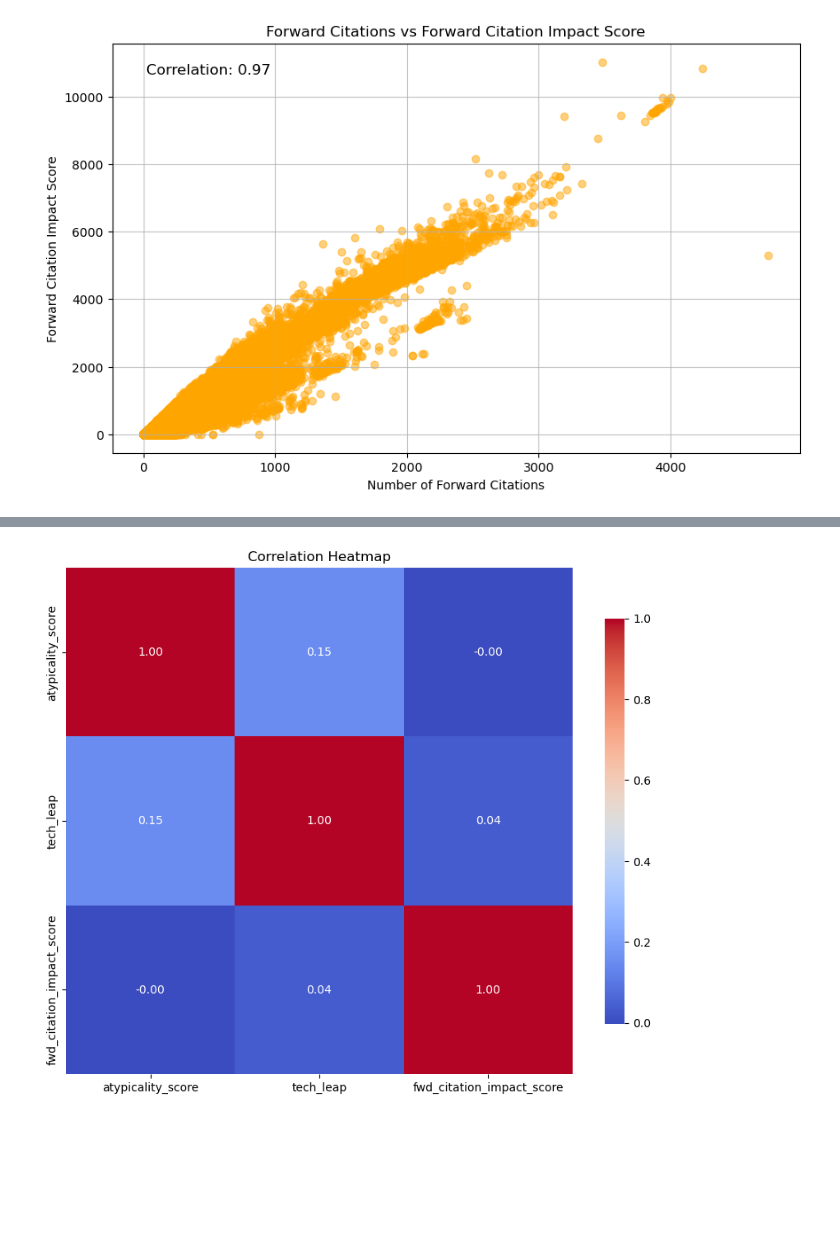
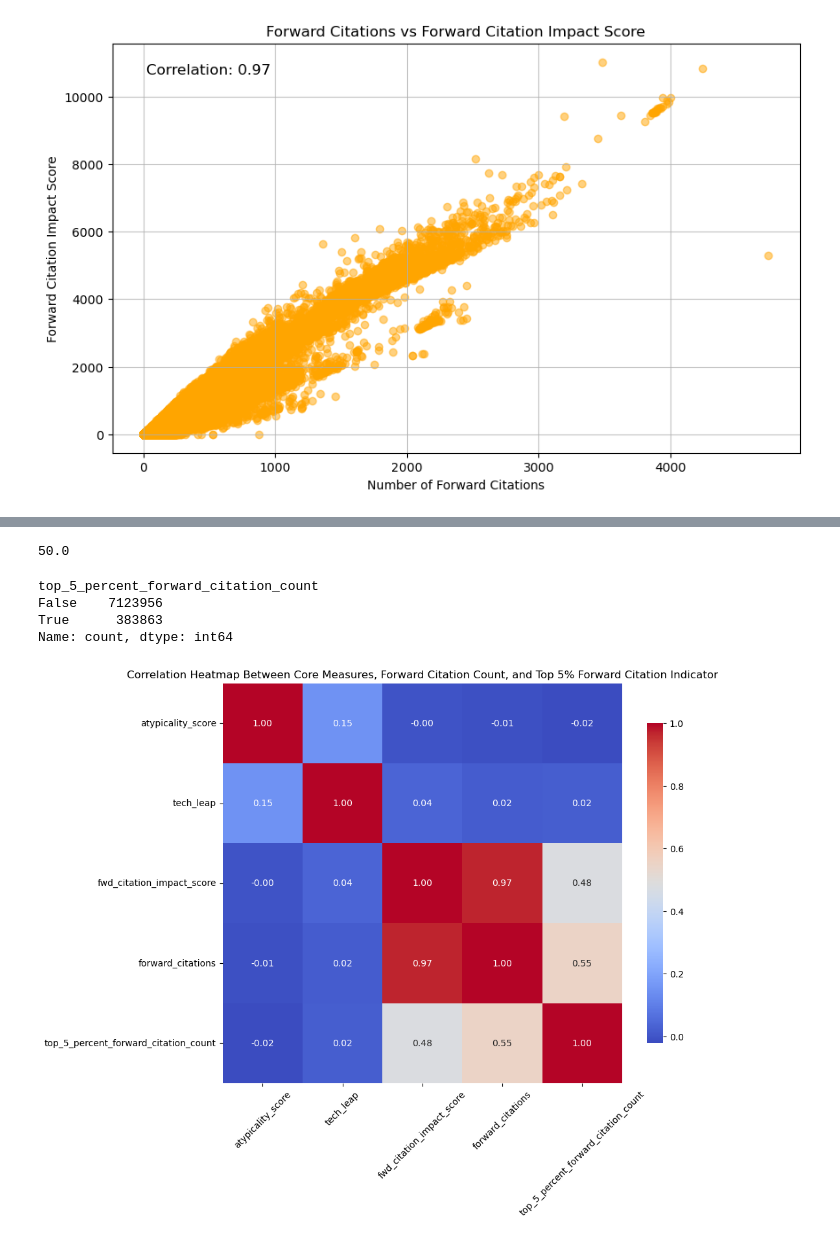
Before and after one commit to koacow/glob-s-RA, a Jupyter notebook: patents/plot_measures.ipynb, the cells around one changed output, grey strips where cells are left out. Cells and saved outputs as stored; diff of their text form; code cells hidden in the pictures; blank space fills up the shorter version.

Commit message:
added top 5 percent forward citation count indicator

```diff
--- a/patents/plot_measures.ipynb
+++ b/patents/plot_measures.ipynb
@@ -147,13 +201,29 @@ patents_full.head()
 | 10000002 | [('B29C', 'B29D'), ('B29C', 'B29K... | 8.375340 | {'B32B', 'B29L', 'B29K', 'B60C', ... | ['B29C', 'B32B', 'B29K'] | ['B29C', 'Y10T', 'H05K', 'B29L', ... | ... |
 | 10000003 | [('B29C', 'B29D'), ('B29C', 'B29K... | 6.990229 | {'B29K', 'B29L', 'B29D', 'B29C'} | ['B29C', 'B29L'] | ['B29C', 'B29D', 'B60K', 'B29K', ... | ... |
 | 10000004 | [('B29C', 'B29K'), ('B29C', 'B29L... | 6.239670 | {'B29K', 'B29L', 'B29C'} | ['B29C', 'B29L'] | ['B29C', 'B29L', 'B65D', 'B65B', ... | ... |
+# %%
+# Calculate the 95th percentile of forward citations, this will be used to identify the top 5% of patents based on forward citations
+top_5th_percentile_forward_citation_count = np.percentile(patents_full['forward_citations'], 95)
+top_5th_percentile_forward_citation_count
+# %% [output]
+50.0
+# %%
+# Create a new top 5% indicator based on the forward citation count
+patents_full["top_5_percent_forward_citation_count"] = patents_full['forward_citations'] >= top_5th_percentile_forward_citation_count
+patents_full["top_5_percent_forward_citation_count"].value_counts()
+# %% [output]
+top_5_percent_forward_citation_count
+False    7123956
+True      383863
+Name: count, dtype: int64
 # %%
-# Correlation heatmap between Atypicality, Technology Leap, Forward Citation Impact Score
+# Correlation heatmap between Atypicality, Technology Leap, Forward Citation Impact Score, # Forward Citations, and Top 5% Forward Citation Indicator
 import seaborn as sns
 plt.figure(figsize=(10, 8))
-correlation_matrix = patents_full[['atypicality_score', 'tech_leap', 'fwd_citation_impact_score']].corr()
+correlation_matrix = patents_full[['atypicality_score', 'tech_leap', 'fwd_citation_impact_score', 'forward_citations', 'top_5_percent_forward_citation_count']].corr()
 sns.heatmap(correlation_matrix, annot=True, cmap='coolwarm', fmt='.2f', square=True, cbar_kws={"shrink": .8})
-plt.title('Correlation Heatmap')
+plt.title('Correlation Heatmap Between Core Measures, Forward Citation Count, and Top 5% Forward Citation Indicator')
+plt.xticks(rotation=45)
 plt.show()
 # %% [output]
-[figure, old version]
+[figure, new version]
```
Also changed, not shown: parts of 7 cells of this notebook, 1 other file.
